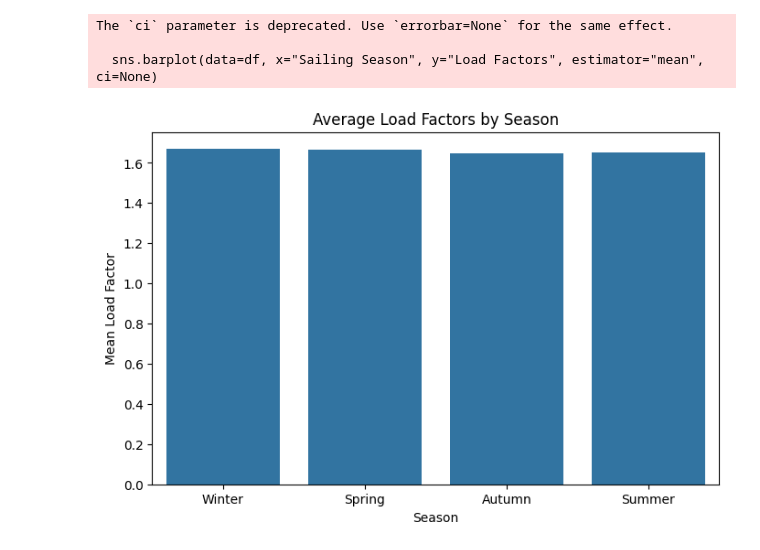
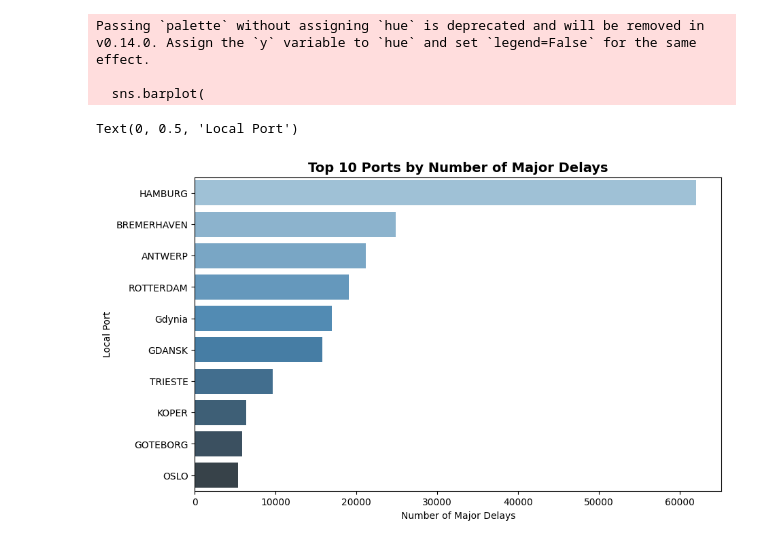
Before and after one commit to Kegmar/vrpp, a Jupyter notebook: notebooks/data_exp.ipynb, the cells around one changed output. Saved outputs shown, nothing was run; the diff lists cells and outputs as text; code cells hidden in the pictures.

```diff
--- a/notebooks/data_exp.ipynb
+++ b/notebooks/data_exp.ipynb
@@ -119,13 +68,27 @@ plt.show()
-# %%
-# Average Load Factors by Season
-plt.figure(figsize=(8,5))
-sns.barplot(data=df, x="Sailing Season", y="Load Factors", estimator="mean", ci=None)
-plt.title("Average Load Factors by Season")
-plt.xlabel("Season")
-plt.ylabel("Mean Load Factor")
-plt.show()
-# %% [output]
-The `ci` parameter is deprecated. Use `errorbar=None` for the same effect.
-
-  sns.barplot(data=df, x="Sailing Season", y="Load Factors", estimator="mean", ci=None)
-[figure, removed]
+# %%
+top_ports_major = (
+    df[df["Delay_Status"] == "Major Delay"]
+    .groupby("Local Port")["Vessel ID"]
+    .count()
+    .sort_values(ascending=False)
+    .head(10)
+    .reset_index()
+)
+# %%
+plt.figure(figsize=(10,6))
+sns.barplot(
+    data=top_ports_major,
+    x="Vessel ID",
+    y="Local Port",
+    palette="Blues_d"
+)
+
+plt.title("Top 10 Ports by Number of Major Delays", fontsize=14, weight="bold")
+plt.xlabel("Number of Major Delays")
+plt.ylabel("Local Port")
+# %% [output]
+Passing `palette` without assigning `hue` is deprecated and will be removed in v0.14.0. Assign the `y` variable to `hue` and set `legend=False` for the same effect.
+
+  sns.barplot(
+Text(0, 0.5, 'Local Port')
+[figure, added]
```
Also changed, not shown: parts of 23 cells of this notebook, 27 other files.
